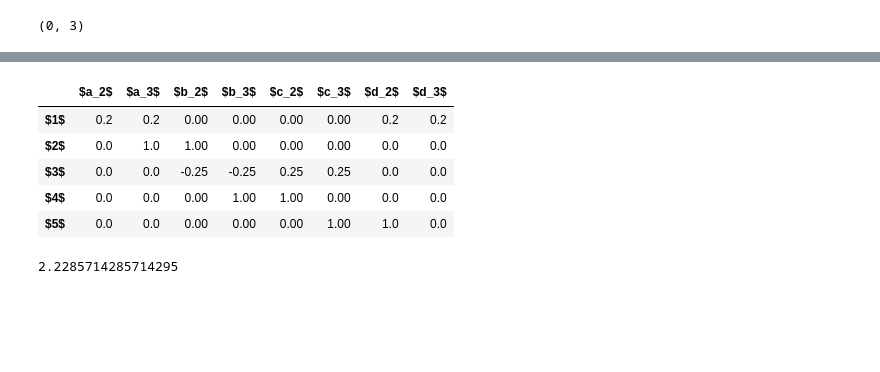
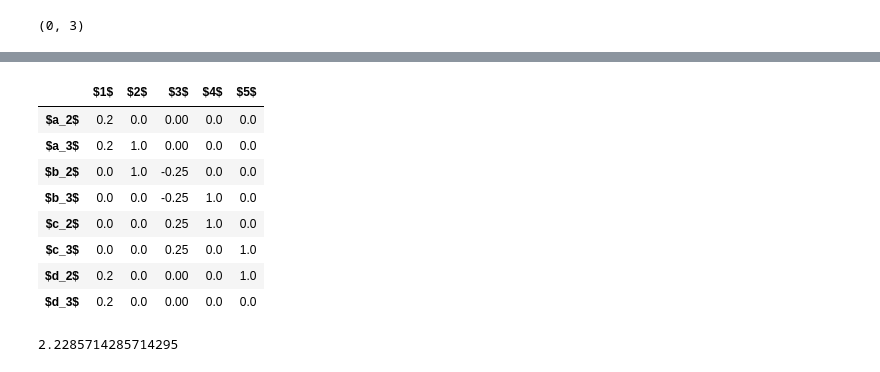
Before and after one commit to claudioperez/anabel, a Jupyter notebook: examples/structuralAnalysis/220_Ex12_3r.ipynb, the cells around one changed output, grey strips where cells are left out. Drawn from its saved outputs; the diff is of its cells as text; code cells hidden in the pictures; blank space fills up the shorter version.

```diff
--- a/examples/structuralAnalysis/220_Ex12_3r.ipynb
+++ b/examples/structuralAnalysis/220_Ex12_3r.ipynb
@@ -55,16 +55,19 @@ b.Qp['+']['3'] = b.Qp['-']['3'] = Qp_g
 c.Qp['+']['1'] = c.Qp['-']['1'] = 10000
 c.Qp['+']['2'] = c.Qp['-']['2'] = Qp_g
 c.Qp['+']['3'] = c.Qp['-']['3'] = Qp_g
-# %%
-B = em.B_matrix(mdl)
-B.o
-# %% [output]
-|  | $a_2$ | $a_3$ | $b_2$ | $b_3$ | $c_2$ | $c_3$ | $d_2$ | $d_3$ |
-| $1$ | 0.2 | 0.2 | 0.00 | 0.00 | 0.00 | 0.00 | 0.2 | 0.2 |
-| $2$ | 0.0 | 1.0 | 1.00 | 0.00 | 0.00 | 0.00 | 0.0 | 0.0 |
-| $3$ | 0.0 | 0.0 | -0.25 | -0.25 | 0.25 | 0.25 | 0.0 | 0.0 |
-| $4$ | 0.0 | 0.0 | 0.00 | 1.00 | 1.00 | 0.00 | 0.0 | 0.0 |
-| $5$ | 0.0 | 0.0 | 0.00 | 0.00 | 0.00 | 1.00 | 1.0 | 0.0 |
+# %%
+A = em.A_matrix(mdl)
+A.c
+# %% [output]
+|  | $1$ | $2$ | $3$ | $4$ | $5$ |
+| $a_2$ | 0.2 | 0.0 | 0.00 | 0.0 | 0.0 |
+| $a_3$ | 0.2 | 1.0 | 0.00 | 0.0 | 0.0 |
+| $b_2$ | 0.0 | 1.0 | -0.25 | 0.0 | 0.0 |
+| $b_3$ | 0.0 | 0.0 | -0.25 | 1.0 | 0.0 |
+| $c_2$ | 0.0 | 0.0 | 0.25 | 1.0 | 0.0 |
+| $c_3$ | 0.0 | 0.0 | 0.25 | 0.0 | 1.0 |
+| $d_2$ | 0.2 | 0.0 | 0.00 | 0.0 | 1.0 |
+| $d_3$ | 0.2 | 0.0 | 0.00 | 0.0 | 0.0 |
 # %%
 lambdac, Q = em.analysis.PlasticAnalysis_wLBT(mdl)
 # %%
```
Also changed, not shown: parts of 3 cells of this notebook, 2 other files.
